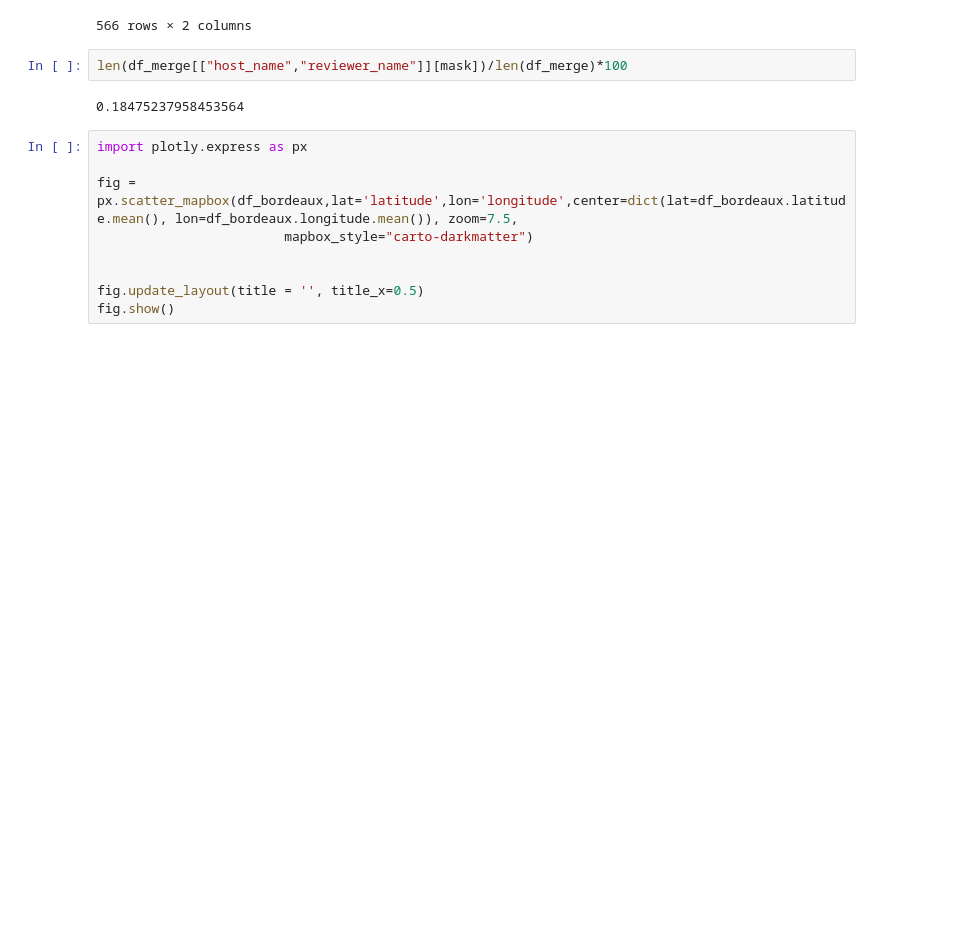
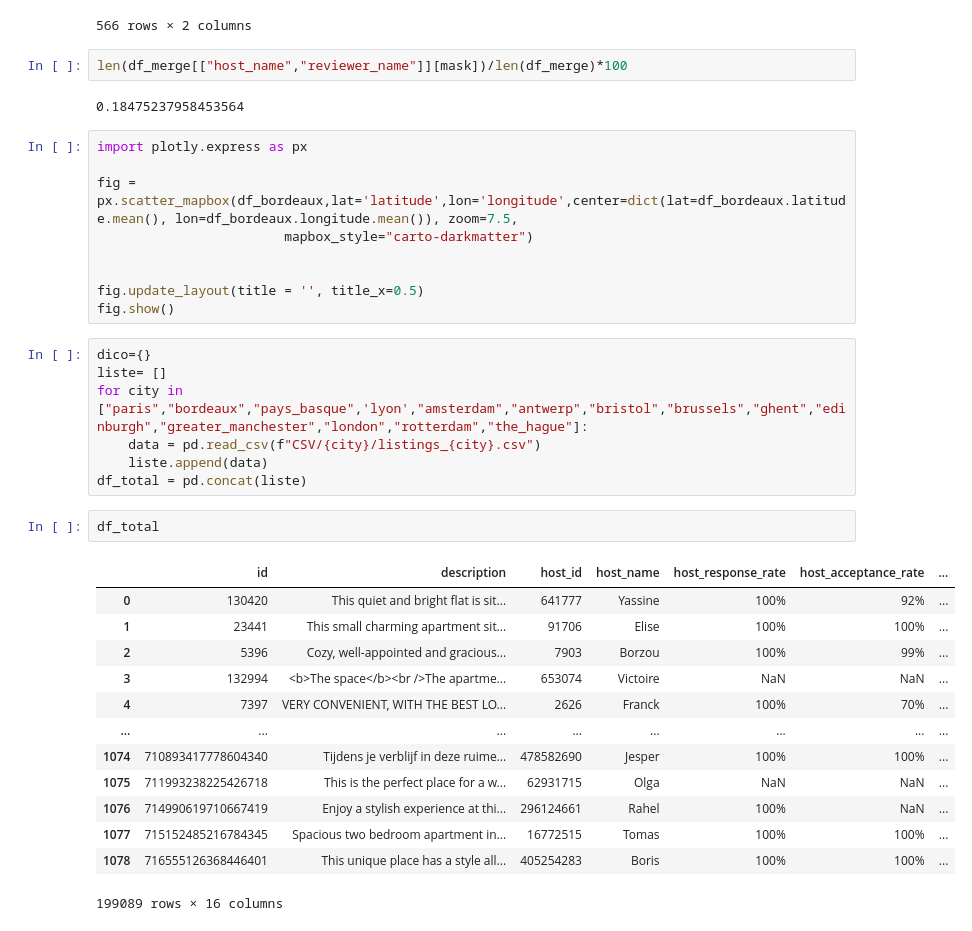
Before and after one commit to emaddar/Airbnb, a Jupyter notebook: pandas/bordeaux.ipynb, the cells around one changed output. Cells and saved outputs as stored; diff of their text form; blank space fills up the shorter version.

```diff
--- a/pandas/bordeaux.ipynb
+++ b/pandas/bordeaux.ipynb
@@ -308,3 +308,26 @@ fig = px.scatter_mapbox(df_bordeaux,lat='latitude',lon='longitude',center=dict(l
 
 fig.update_layout(title = '', title_x=0.5)
 fig.show()
+# %%
+dico={}
+liste= []
+for city in ["paris","bordeaux","pays_basque",'lyon',"amsterdam","antwerp","bristol","brussels","ghent","edinburgh","greater_manchester","london","rotterdam","the_hague"]:
+    data = pd.read_csv(f"CSV/{city}/listings_{city}.csv")
+    liste.append(data)
+df_total = pd.concat(liste)
+# %%
+df_total
+# %% [output]
+|  | id | description | host_id | host_name | host_response_rate | host_acceptance_rate | ... |
+| 0 | 130420 | This quiet and bright flat is sit... | 641777 | Yassine | 100% | 92% | ... |
+| 1 | 23441 | This small charming apartment sit... | 91706 | Elise | 100% | 100% | ... |
+| 2 | 5396 | Cozy, well-appointed and gracious... | 7903 | Borzou | 100% | 99% | ... |
+| 3 | 132994 | <b>The space</b><br />The apartme... | 653074 | Victoire | NaN | NaN | ... |
+| 4 | 7397 | VERY CONVENIENT, WITH THE BEST LO... | 2626 | Franck | 100% | 70% | ... |
+| ... | ... | ... | ... | ... | ... | ... | ... |
+| 1074 | 710893417778604340 | Tijdens je verblijf in deze ruime... | 478582690 | Jesper | 100% | 100% | ... |
+| 1075 | 711993238225426718 | This is the perfect place for a w... | 62931715 | Olga | NaN | NaN | ... |
+| 1076 | 714990619710667419 | Enjoy a stylish experience at thi... | 296124661 | Rahel | 100% | NaN | ... |
+| 1077 | 715152485216784345 | Spacious two bedroom apartment in... | 16772515 | Tomas | 100% | 100% | ... |
+| 1078 | 716555126368446401 | This unique place has a style all... | 405254283 | Boris | 100% | 100% | ... |
+199089 rows × 16 columns
```
Also changed, not shown: parts of 4 cells of this notebook, 56 other files.
